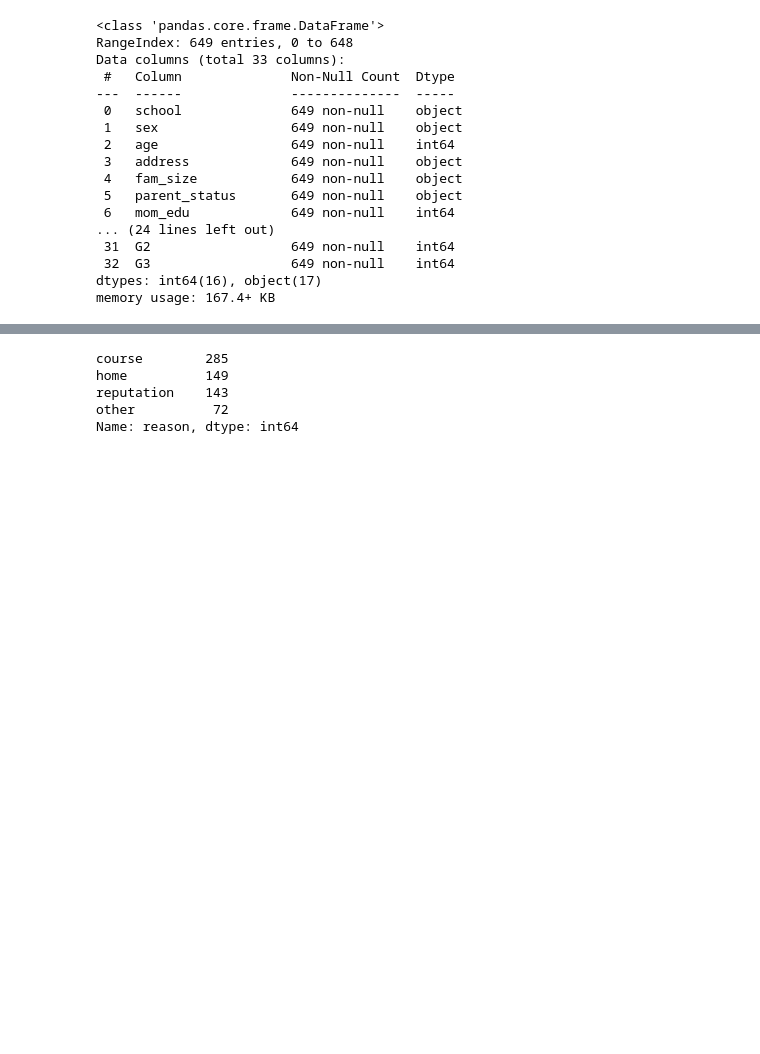
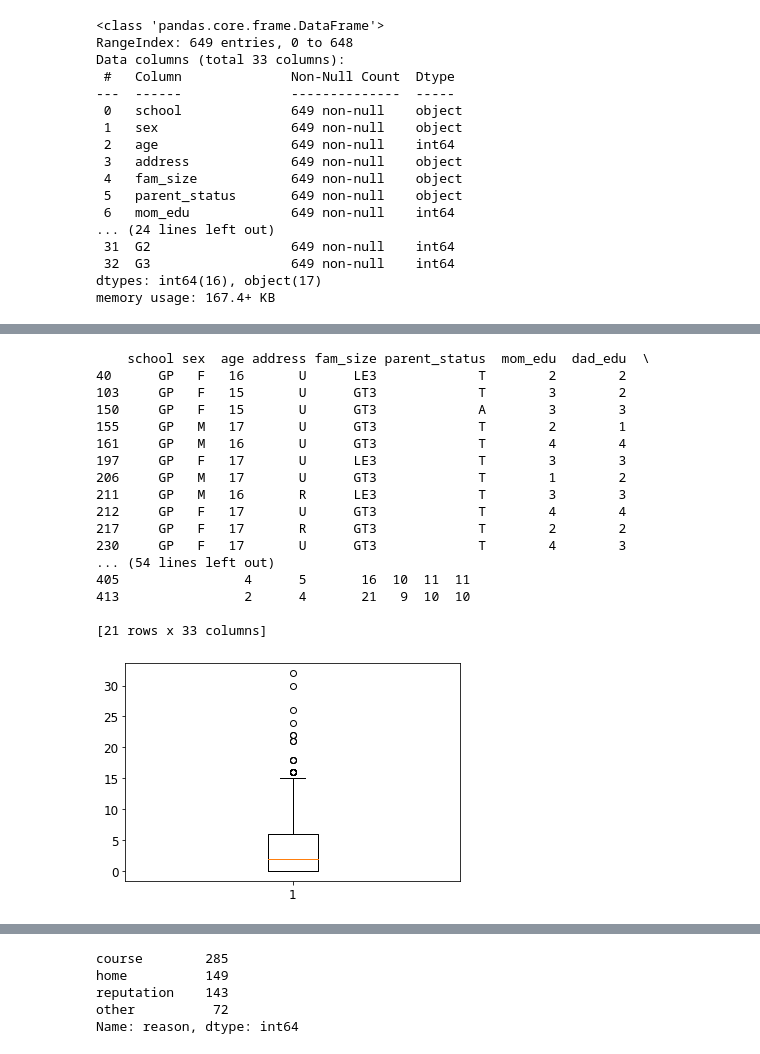
Before and after one commit to sk2003hw/Data-Mining-and-Machine-Learning-Portfolio, a Jupyter notebook: Lab 2. Pre-processing dataset.ipynb, the cells around one changed output, grey strips where cells are left out. Cells and saved outputs as stored; diff of their text form; code cells hidden in the pictures; blank space fills up the shorter version.

```diff
--- a/Lab 2. Pre-processing dataset.ipynb
+++ b/Lab 2. Pre-processing dataset.ipynb
@@ -171,0 +233,39 @@ memory usage: 167.4+ KB
+# %%
+# Creating boxplots to check for outliers visually, dots representing data above the upper fence or below the lower fence represent outliers as explained already
+absences_plot = plt.figure(2)
+plt.boxplot(data["absences"])
+absences_plot.show()
+
+absences_Q1 = data["absences"].quantile(0.25)
+absences_Q3 = data["absences"].quantile(0.75)
+absences_IQR = absences_Q3 - absences_Q1  # Computing IQR
+
+absences_outliers = data[(data["absences"] <
+                          (absences_Q1 - 1.5 * absences_IQR))
+                         | (data["absences"] >
+                            (absences_Q3 + 1.5 * absences_IQR))]
+
+print(absences_outliers)  # to check out the outliers
+
+# Filtering Values between Q1-1.5IQR and Q3+1.5IQR, making another dataset without outliers, to resuse outliers data in analysis if required
+data_woa = data[(data["absences"] >= (absences_Q1 - 1.5 * absences_IQR))
+                & (data["absences"] <= (absences_Q3 + 1.5 * absences_IQR))]
+# %% [output]
+    school sex  age address fam_size parent_status  mom_edu  dad_edu  \
+40      GP   F   16       U      LE3             T        2        2
+103     GP   F   15       U      GT3             T        3        2
+150     GP   F   15       U      GT3             A        3        3
+155     GP   M   17       U      GT3             T        2        1
+161     GP   M   16       U      GT3             T        4        4
+197     GP   F   17       U      LE3             T        3        3
+206     GP   M   17       U      GT3             T        1        2
+211     GP   M   16       R      LE3             T        3        3
+212     GP   F   17       U      GT3             T        4        4
+217     GP   F   17       R      GT3             T        2        2
+230     GP   F   17       U      GT3             T        4        3
+... (54 lines left out)
+405                4      5       16  10  11  11
+413                2      4       21   9  10  10
+
+[21 rows x 33 columns]
+[figure, added]
```
Also changed, not shown: parts of 26 cells of this notebook.
